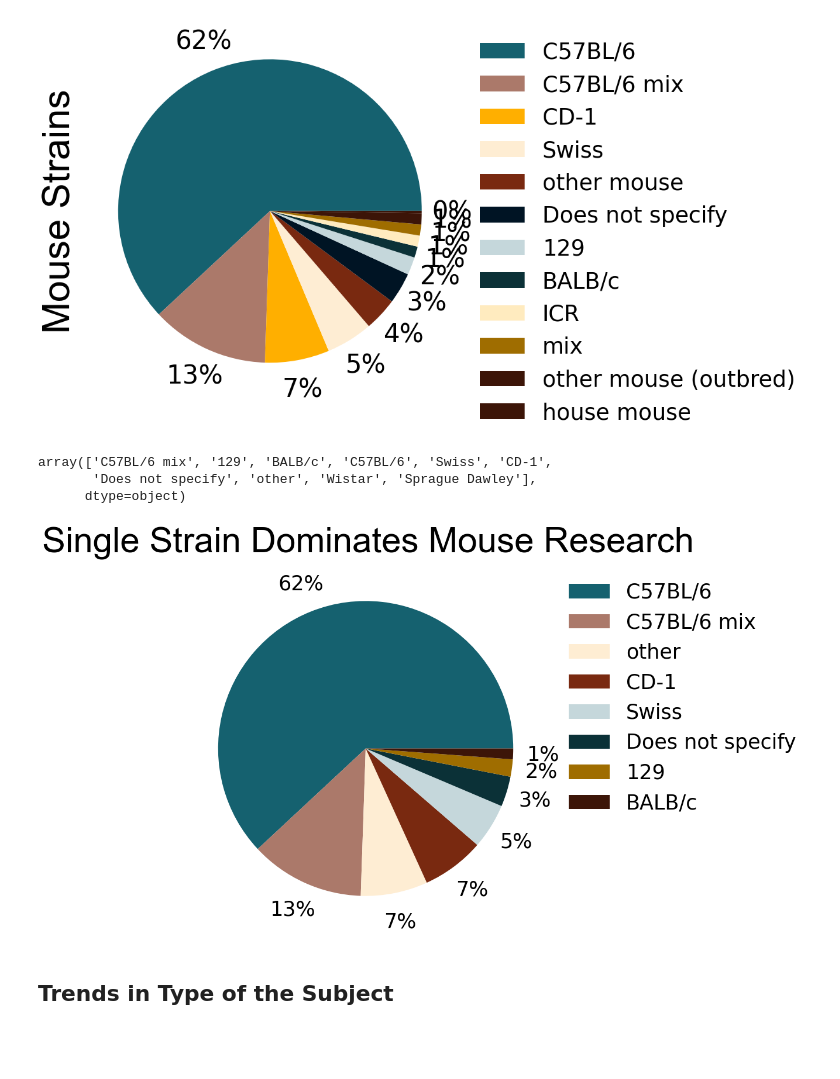
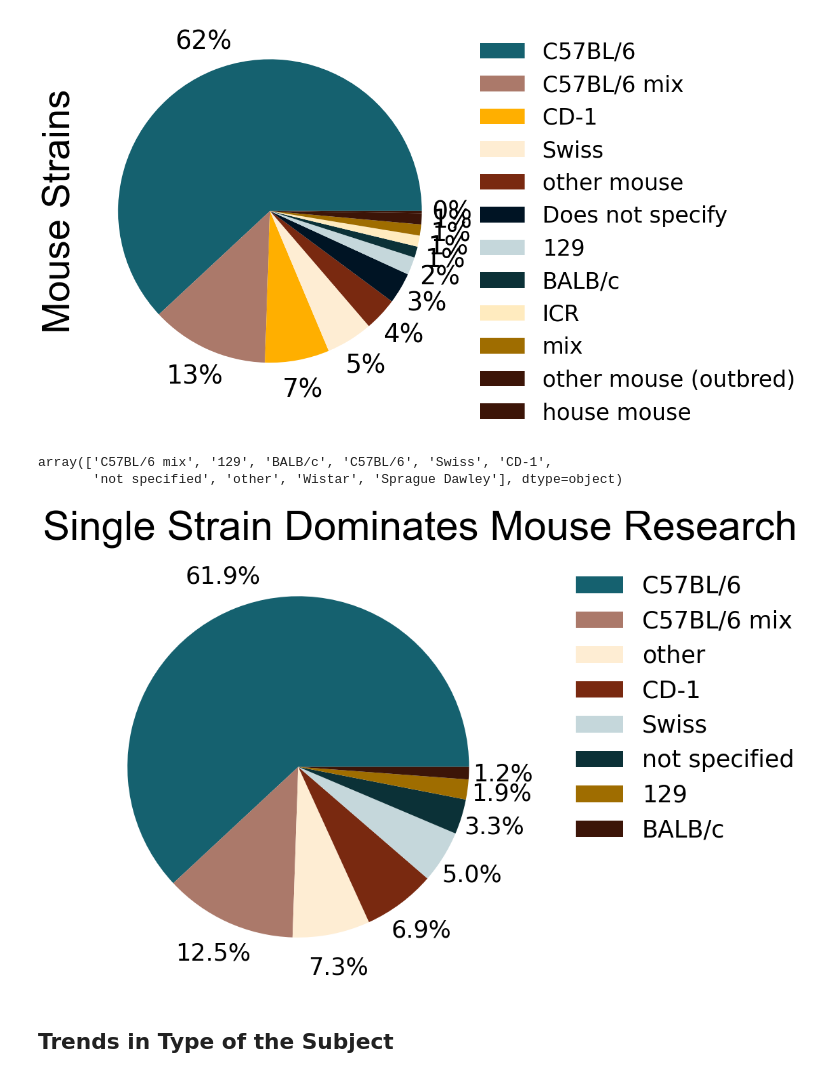
Before and after one commit to padillacoreanolab/literature_review_processing, a Jupyter notebook: results/2022_09_09_literature_review_processing/literature_review_survey_processing_meghan.ipynb, the cells around one changed output. Cells and saved outputs as stored; diff of their text form; code cells hidden in the pictures; blank space fills up the shorter version.

```diff
--- a/results/2022_09_09_literature_review_processing/literature_review_survey_processing_meghan.ipynb
+++ b/results/2022_09_09_literature_review_processing/literature_review_survey_processing_meghan.ipynb
@@ -537,28 +537,28 @@ mouse_name_replacement = {'other mouse (outbred)': 'other',
                           'mix' : 'other',
                           'other mouse' : 'other',
                           'ICR' : 'other',
-                          'house mouse': 'other'}
+                          'house mouse': 'other',
+                         'Does not specify' : 'not specified'}
 
 mouse_strains_total_concise.loc[:, STRAIN] = mouse_strains_total_concise.loc[:, STRAIN].replace(mouse_name_replacement)
 
 mouse_strains_total_concise[STRAIN].unique()
 # %% [output]
 array(['C57BL/6 mix', '129', 'BALB/c', 'C57BL/6', 'Swiss', 'CD-1',
-       'Does not specify', 'other', 'Wistar', 'Sprague Dawley'],
-      dtype=object)
+       'not specified', 'other', 'Wistar', 'Sprague Dawley'], dtype=object)
 # %%
 mouse_strains_concise = mouse_strains_total_concise.groupby(STRAIN).count()
 mouse_strains_concise.drop(['Wistar','Sprague Dawley'], axis = 0, inplace=True)
 mouse_strains_concise = mouse_strains_concise.sort_values(by=['index'], ascending=False)
 # %%
-mouse_strains_concise.plot(kind='pie',subplots = True,autopct='%1.0f%%', pctdistance=1.2, labeldistance=None,cmap=my_colors3, fontsize = 35)
-plt.legend(bbox_to_anchor=(1.0, 1.0),frameon = False, fontsize = LEGSIZE) #Moves legend and takes frame off
+mouse_strains_concise.plot(kind='pie',subplots = True,autopct='%1.1f%%', pctdistance=1.2, labeldistance=None,cmap=my_colors3, fontsize = 35)
+plt.legend(bbox_to_anchor=(1.1, 1.0),frameon = False, fontsize = LEGSIZE) #Moves legend and takes frame off
 plt.ylabel("")
-plt.suptitle('Single Strain Dominates Mouse Research', fontsize = TITLESIZE, family = 'Arial')
+plt.suptitle('Single Strain Dominates Mouse Research', fontsize = TITLESIZE, family = 'Arial', x = 0.6)
 plt.tight_layout()
 plt.savefig("./proc/plots/mouse_strain_concise.svg")
 # %% [output]
-[figure, old version]
+[figure, new version]
 # %% [markdown]
 ## Trends in Type of the Subject
 # %%
```
Also changed, not shown: parts of 14 cells of this notebook.
